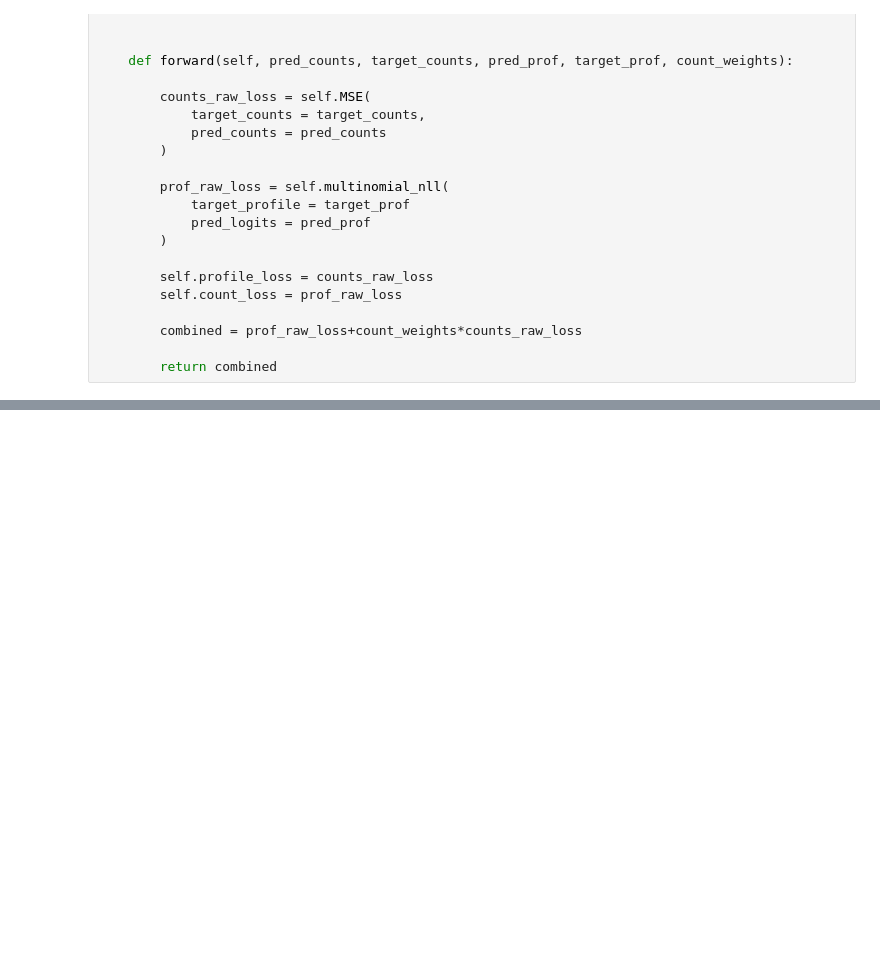
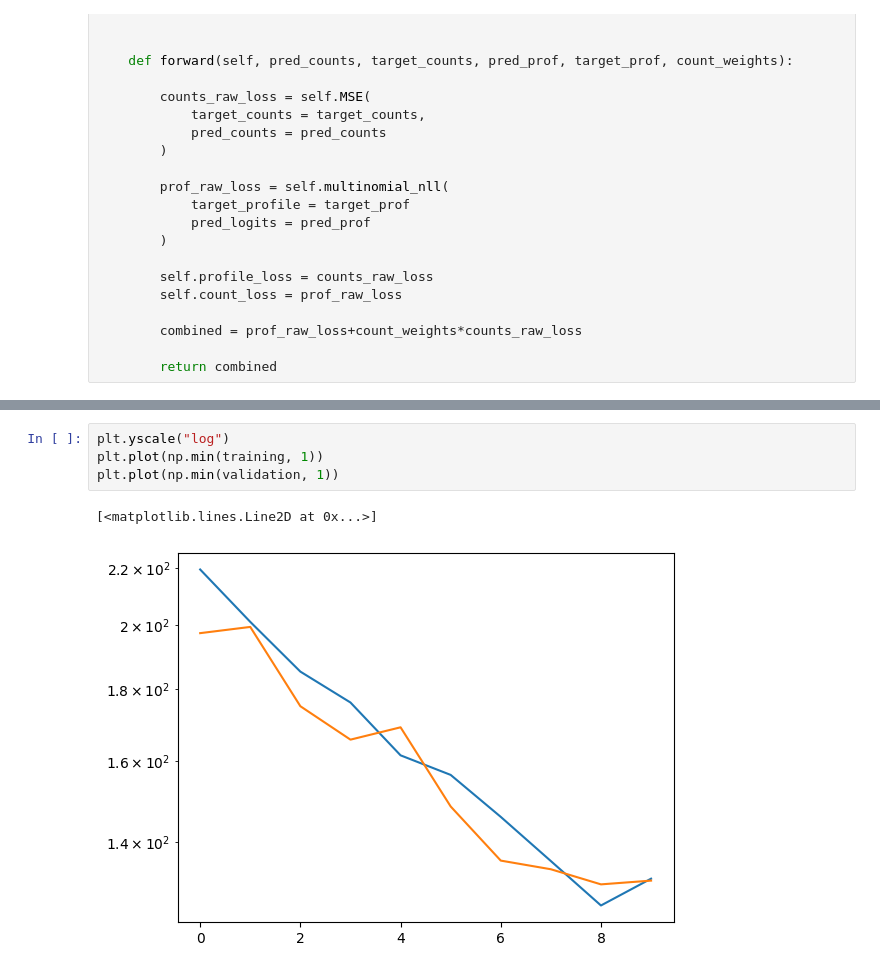
Before and after one commit to giorava/synthetic_dl, a Jupyter notebook: tests.ipynb, the cells around one changed output, grey strips where cells are left out. Saved outputs shown, nothing was run; the diff lists cells and outputs as text; blank space fills up the shorter version.

```diff
--- a/tests.ipynb
+++ b/tests.ipynb
@@ -164,0 +180,7 @@ class BPNetLosses(nn.Module):
+# %%
+plt.yscale("log")
+plt.plot(np.min(training, 1))
+plt.plot(np.min(validation, 1))
+# %% [output]
+[<matplotlib.lines.Line2D at 0x...>]
+[figure, added]
```
Also changed, not shown: parts of 4 cells of this notebook, 3 other files.
